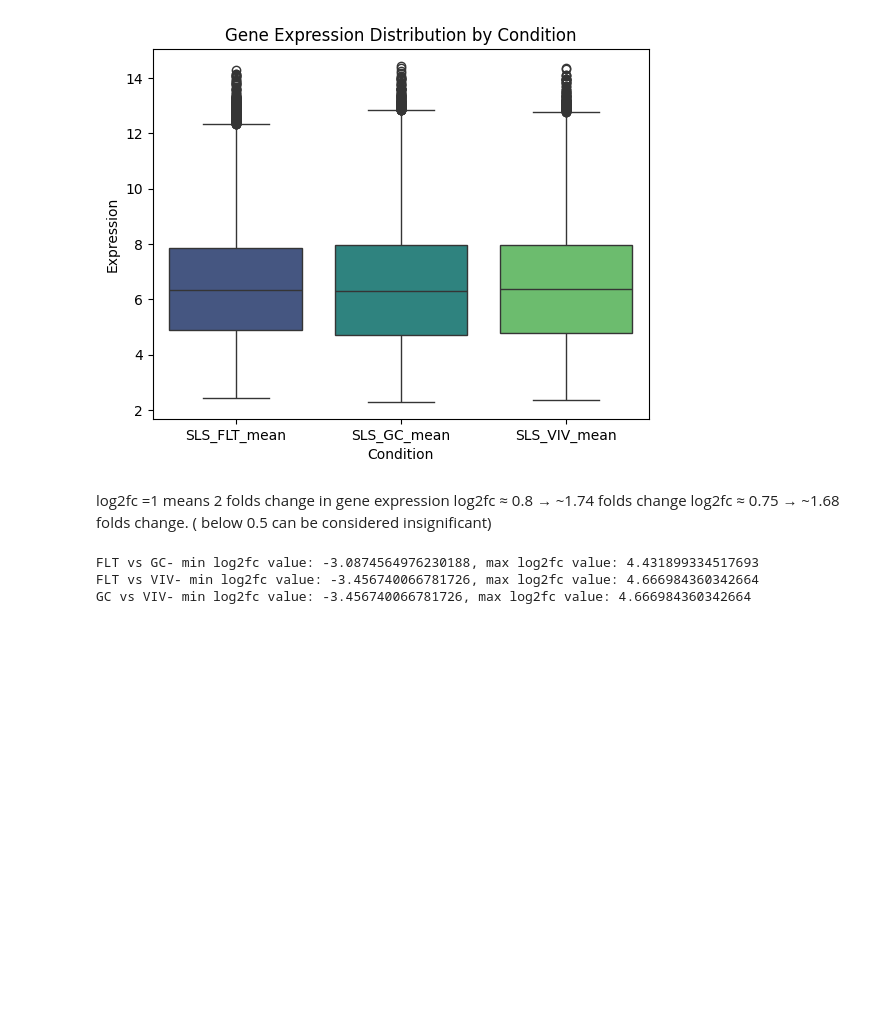
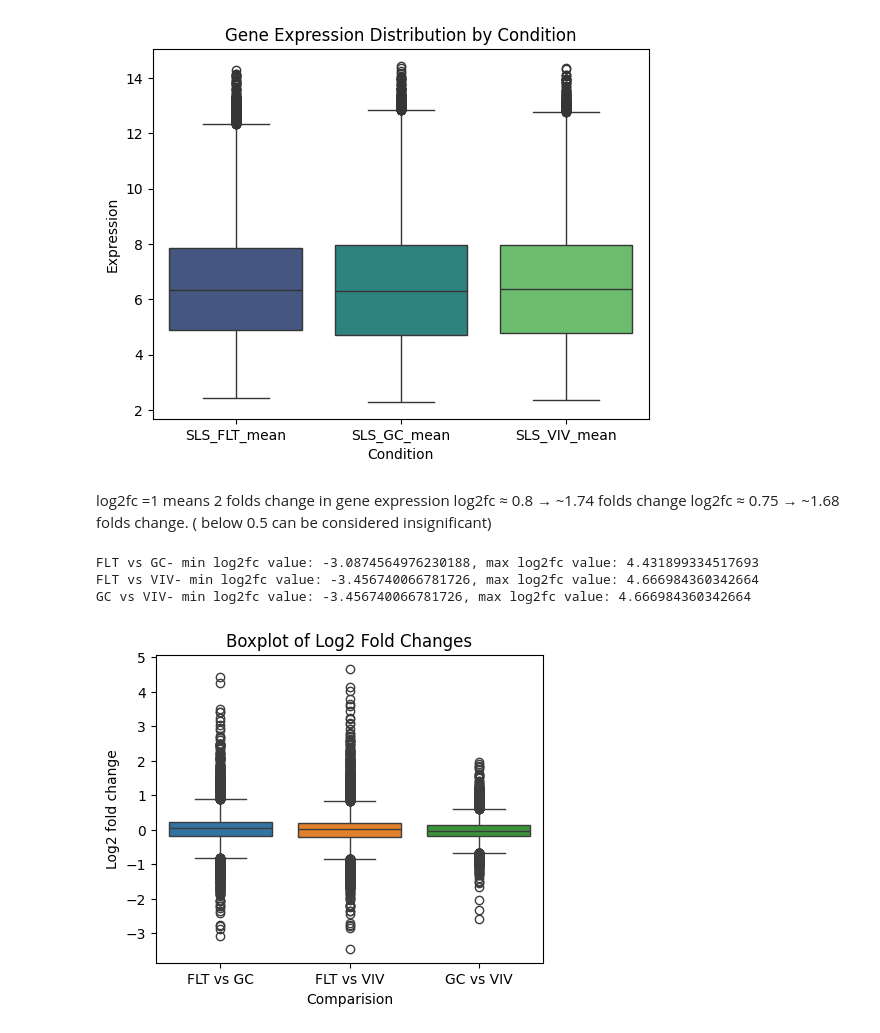
Before and after one commit to Ishtikaa/DGE-analysis-in-microgravity-for-biomarkers-of-muscle-atrophy, a Jupyter notebook: dge.ipynb, the cells around one changed output. Cells and saved outputs as stored; diff of their text form; code cells hidden in the pictures; blank space fills up the shorter version.

Commit message:
log2fc plot

```diff
--- a/dge.ipynb
+++ b/dge.ipynb
@@ -161,3 +161,14 @@ print(f'GC vs VIV- min log2fc value: {b[0]}, max log2fc value: {b[1]}' )
 FLT vs GC- min log2fc value: -3.0874564976230188, max log2fc value: 4.431899334517693
 FLT vs VIV- min log2fc value: -3.456740066781726, max log2fc value: 4.666984360342664
 GC vs VIV- min log2fc value: -3.456740066781726, max log2fc value: 4.666984360342664
+# %%
+#Creating boxplots of log 2 fold change value of compared conditions
+plt.figure(figsize=(5,4))
+sns.boxplot(data=filtered[['SLS_log2fc_flt_gc', 'SLS_log2fc_flt_viv', 'SLS_log2fc_gc_viv']])
+plt.title("Boxplot of Log2 Fold Changes")
+plt.xlabel("Comparision")
+plt.xticks(ticks=[0, 1, 2], labels=["FLT vs GC", "FLT vs VIV", "GC vs VIV"])
+plt.ylabel("Log2 fold change")
+plt.show()
+# %% [output]
+[figure, added]
```
